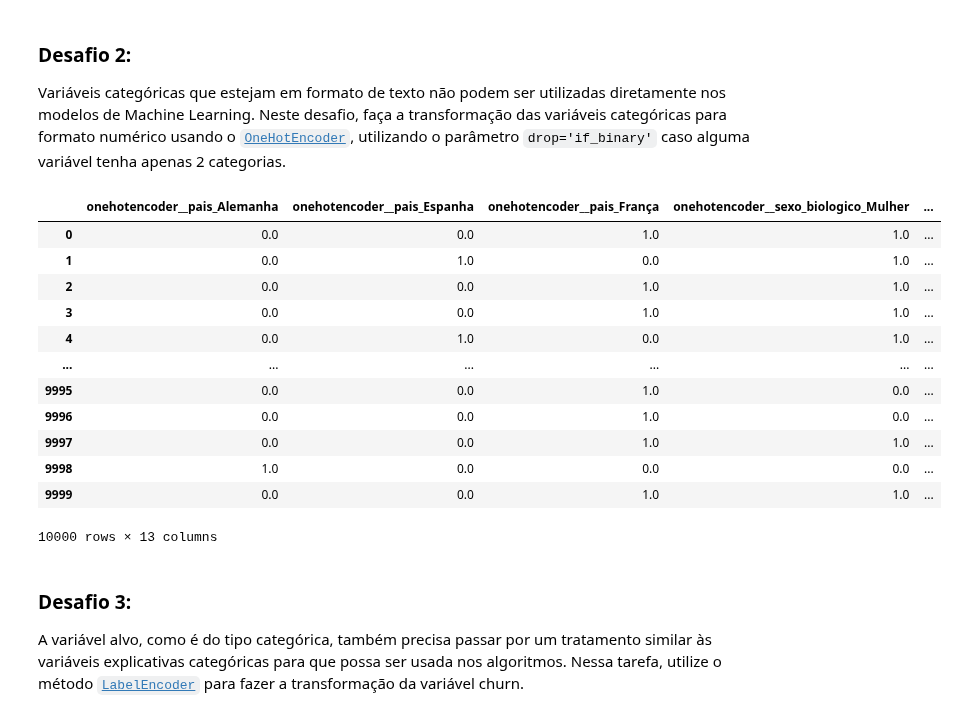
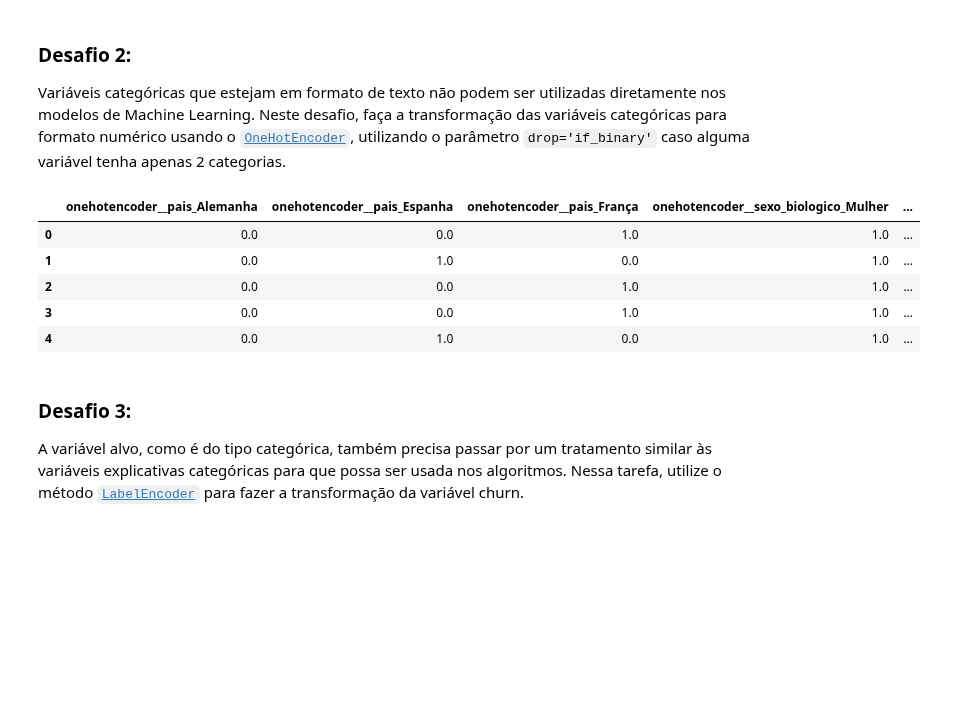
Before and after one commit to NiveskZ/estatistica-ml-alura, a Jupyter notebook: classificacao/desafios_classificacao.ipynb, the cells around one changed output. Drawn from its saved outputs; the diff is of its cells as text; code cells hidden in the pictures; blank space fills up the shorter version.

```diff
--- a/classificacao/desafios_classificacao.ipynb
+++ b/classificacao/desafios_classificacao.ipynb
@@ -150,21 +150,15 @@ X = one_hot.fit_transform(X)
 # %%
 colunas = one_hot.get_feature_names_out(colunas)
 # %%
-pd.DataFrame(X,columns=colunas)
+X = pd.DataFrame(X,columns=colunas)
+X.head()
 # %% [output]
 |  | onehotencoder__pais_Alemanha | onehotencoder__pais_Espanha | onehotencoder__pais_França | onehotencoder__sexo_biologico_Mulher | ... |
 | 0 | 0.0 | 0.0 | 1.0 | 1.0 | ... |
 | 1 | 0.0 | 1.0 | 0.0 | 1.0 | ... |
 | 2 | 0.0 | 0.0 | 1.0 | 1.0 | ... |
 | 3 | 0.0 | 0.0 | 1.0 | 1.0 | ... |
 | 4 | 0.0 | 1.0 | 0.0 | 1.0 | ... |
-| ... | ... | ... | ... | ... | ... |
-| 9995 | 0.0 | 0.0 | 1.0 | 0.0 | ... |
-| 9996 | 0.0 | 0.0 | 1.0 | 0.0 | ... |
-| 9997 | 0.0 | 0.0 | 1.0 | 1.0 | ... |
-| 9998 | 1.0 | 0.0 | 0.0 | 0.0 | ... |
-| 9999 | 0.0 | 0.0 | 1.0 | 1.0 | ... |
-10000 rows × 13 columns
 # %% [markdown]
 ### Desafio 3:
 
```
Also changed, not shown: parts of 9 cells of this notebook.
